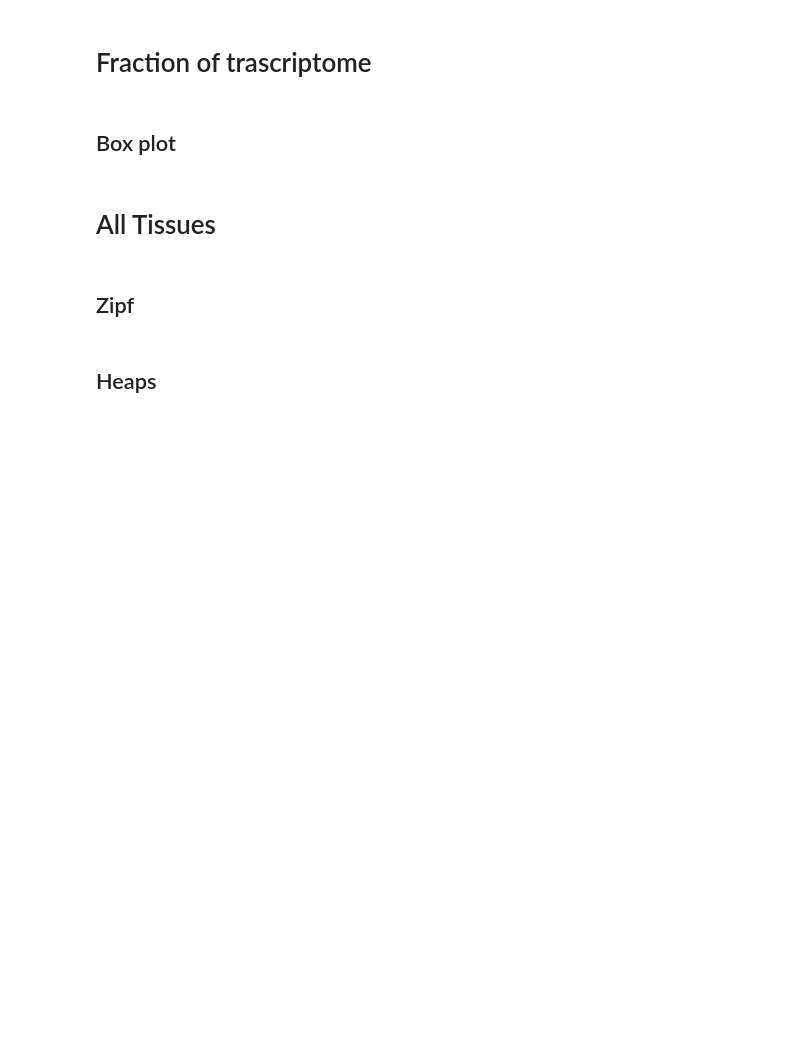
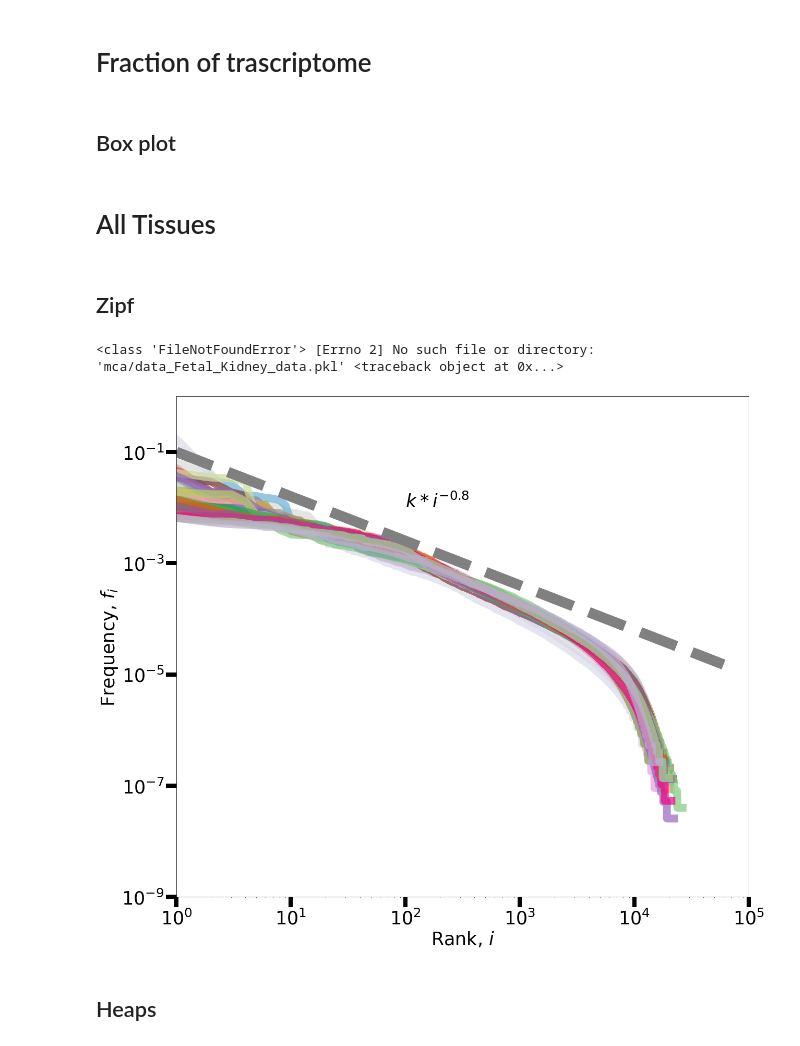
Before and after one commit to fvalle1/phd, a Jupyter notebook: mouse_Atlas/Mouse_exploration.ipynb, the cells around one changed output. Drawn from its saved outputs; the diff is of its cells as text; code cells hidden in the pictures; blank space fills up the shorter version.

```diff
--- a/mouse_Atlas/Mouse_exploration.ipynb
+++ b/mouse_Atlas/Mouse_exploration.ipynb
@@ -403,36 +399,39 @@ for tissue in data["frac_of"].keys():
     except:
         print(*sys.exc_info())
         continue
-    #if "Lactation" in tissue:
-    #    continue
+    if "Lactation" in tissue:
+        continue
     f = info["freq"]
     ax.plot(f.sort_values(ascending=False).values, label=tissue, c=get_color(tissue), lw=15, alpha=.7)
 
 x =np.linspace(1,6e4,10)
 
 exp = 0.8
 ax.plot(x, 1e-1*np.power(x, -0.8), lw=20, c='gray', ls='--')
 
 ax.set_xscale("log")
 ax.set_yscale("log")
 
 ax.annotate('$k*i^{-%.1f}$'%exp, (1e2,1e-2), fontsize=35)
 
 # Shrink current axis by 20%
 box = ax.get_position()
 #ax.set_position([box.x0, box.y0, box.width * 0.8, box.height])
 
 # Put a legend to the right of the current axis
 #ax.legend(loc='center left', bbox_to_anchor=(1, 0.5), fontsize=18, ncol=2)
 
 ax.tick_params(labelsize=35, width=8, length=20)
 ax.set_xlim(1,1e5)
 ax.set_ylim(1e-9,1e0)
 ax.set_xlabel("Rank, $i$", fontsize=35)
 ax.set_ylabel("Frequency, $f_i$", fontsize=35)
 
 plt.show()
 fig.savefig(f"zipf_alltissue_{data_source}.pdf")
+# %% [output]
+<class 'FileNotFoundError'> [Errno 2] No such file or directory: 'mca/data_Fetal_Kidney_data.pkl' <traceback object at 0x...>
+[figure, added]
 # %% [markdown]
 ## Heaps
 # %%
```
Also changed, not shown: parts of 15 cells of this notebook, 2 other files.
